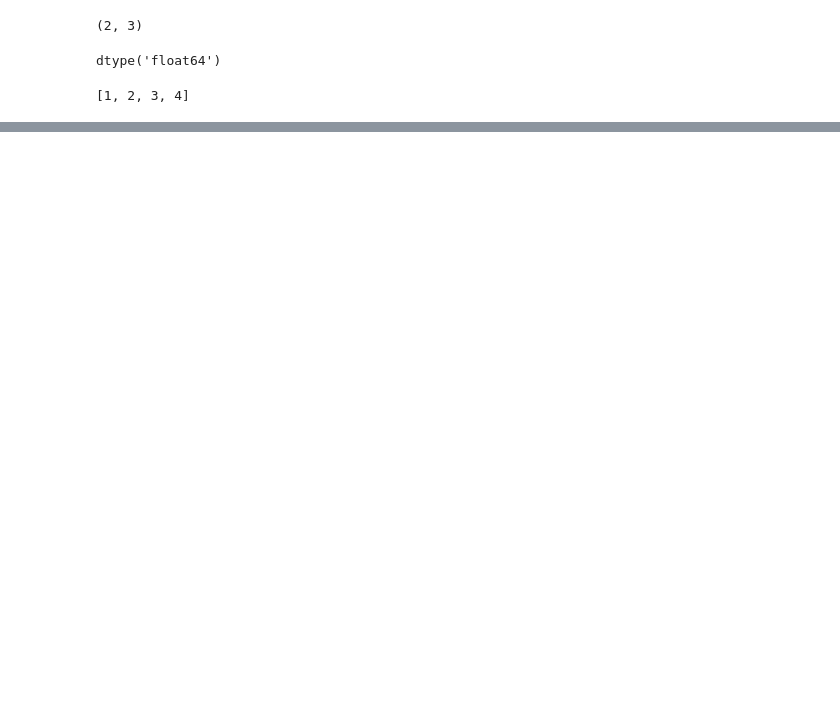
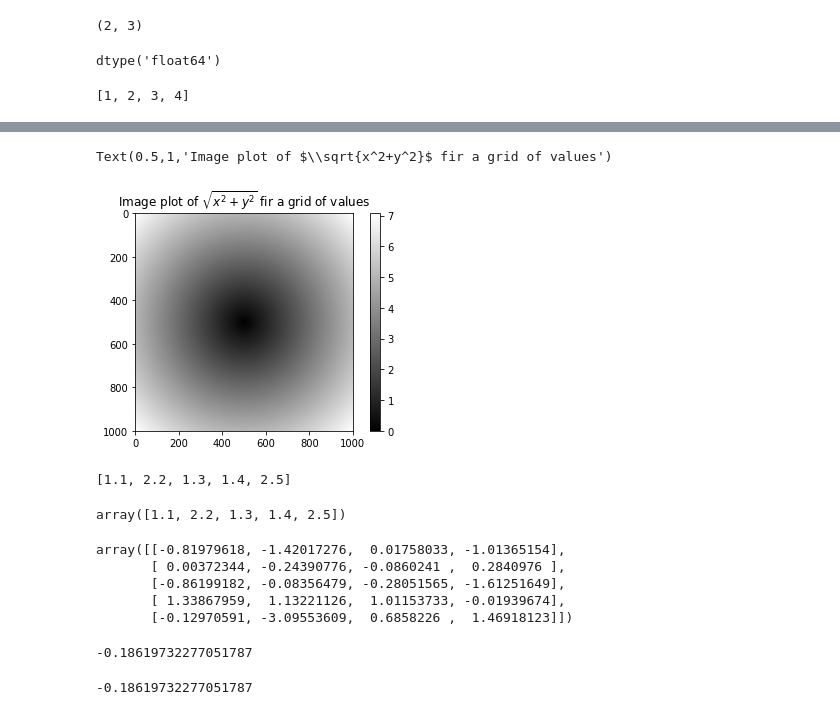
Before and after one commit to flybetter/handson_demo, a Jupyter notebook: data_analysis/data_analyse.ipynb, the cells around one changed output, grey strips where cells are left out. Drawn from its saved outputs; the diff is of its cells as text; code cells hidden in the pictures; blank space fills up the shorter version.

```diff
--- a/data_analysis/data_analyse.ipynb
+++ b/data_analysis/data_analyse.ipynb
@@ -27,0 +86,4 @@ temp
+# %%
+points=np.arange(-5,5,0.01)
+xs,ys=np.meshgrid(points,points)
+ys
@@ -27,0 +98,5 @@ temp
+# %%
+import matplotlib.pyplot as plt
+
+z =np.sqrt(xs**2+ys**2)
+z
@@ -27,0 +117,38 @@ temp
+# %%
+plt.imshow(z,cmap=plt.cm.gray)
+plt.colorbar()
+plt.title("Image plot of $\sqrt{x^2+y^2}$ fir a grid of values")
+# %% [output]
+Text(0.5,1,'Image plot of $\\sqrt{x^2+y^2}$ fir a grid of values')
+[figure, added]
+# %%
+xarr=np.array([1.1,1.2,1.3,1.4,1.5])
+yarr=np.array([2.1,2.2,2.3,2.4,2.5])
+cond=np.array([True,False,True,True,False])
+
+result=[(x if c else y) for x,y,c in zip(xarr,yarr,cond)]
+result
+# %% [output]
+[1.1, 2.2, 1.3, 1.4, 2.5]
+# %%
+result=np.where(cond,xarr,yarr)
+result
+# %% [output]
+array([1.1, 2.2, 1.3, 1.4, 2.5])
+# %%
+arr=np.random.randn(5,4)
+arr
+# %% [output]
+array([[-0.81979618, -1.42017276,  0.01758033, -1.01365154],
+       [ 0.00372344, -0.24390776, -0.0860241 ,  0.2840976 ],
+       [-0.86199182, -0.08356479, -0.28051565, -1.61251649],
+       [ 1.33867959,  1.13221126,  1.01153733, -0.01939674],
+       [-0.12970591, -3.09553609,  0.6858226 ,  1.46918123]])
+# %%
+arr.mean()
+# %% [output]
+-0.18619732277051787
+# %%
+np.mean(arr)
+# %% [output]
+-0.18619732277051787
```
Also changed, not shown: parts of 20 cells of this notebook.
